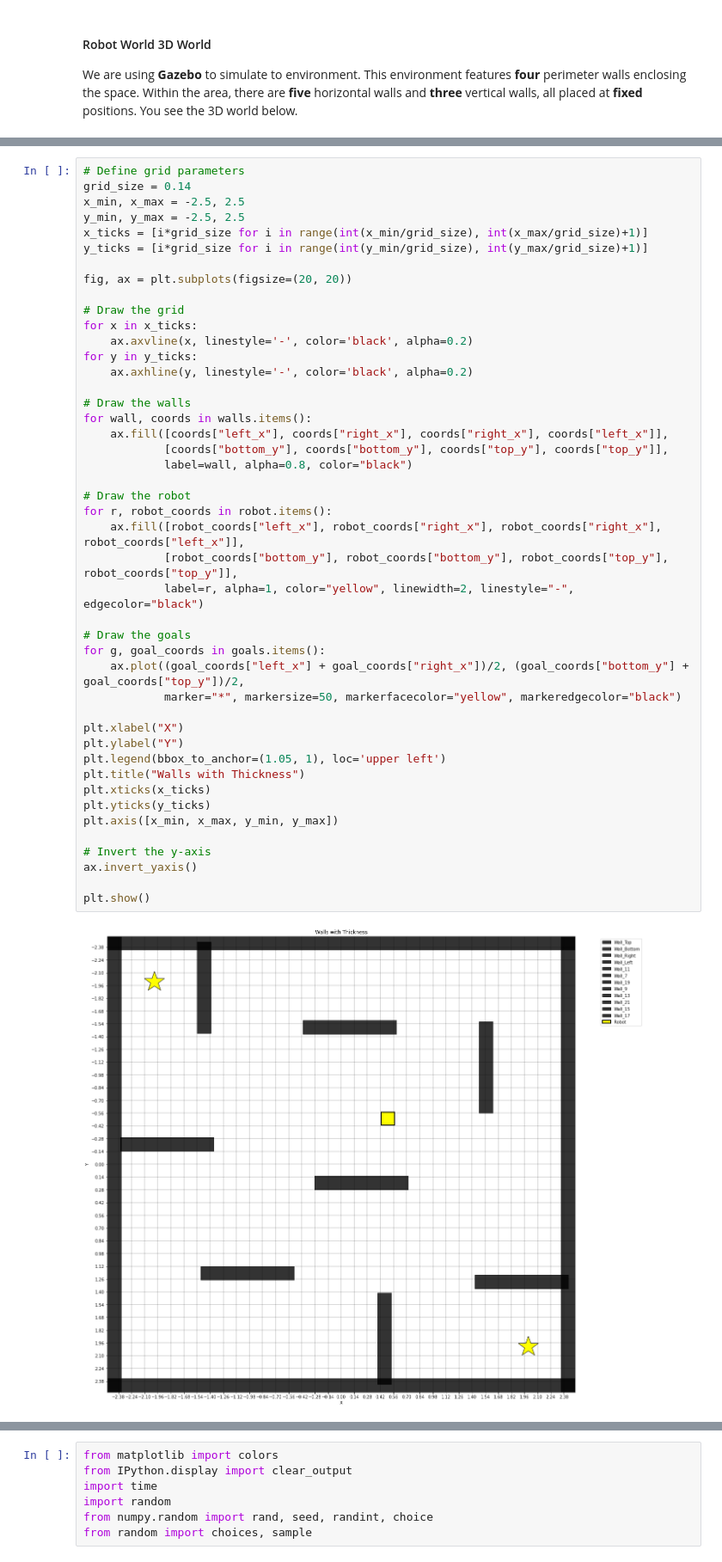
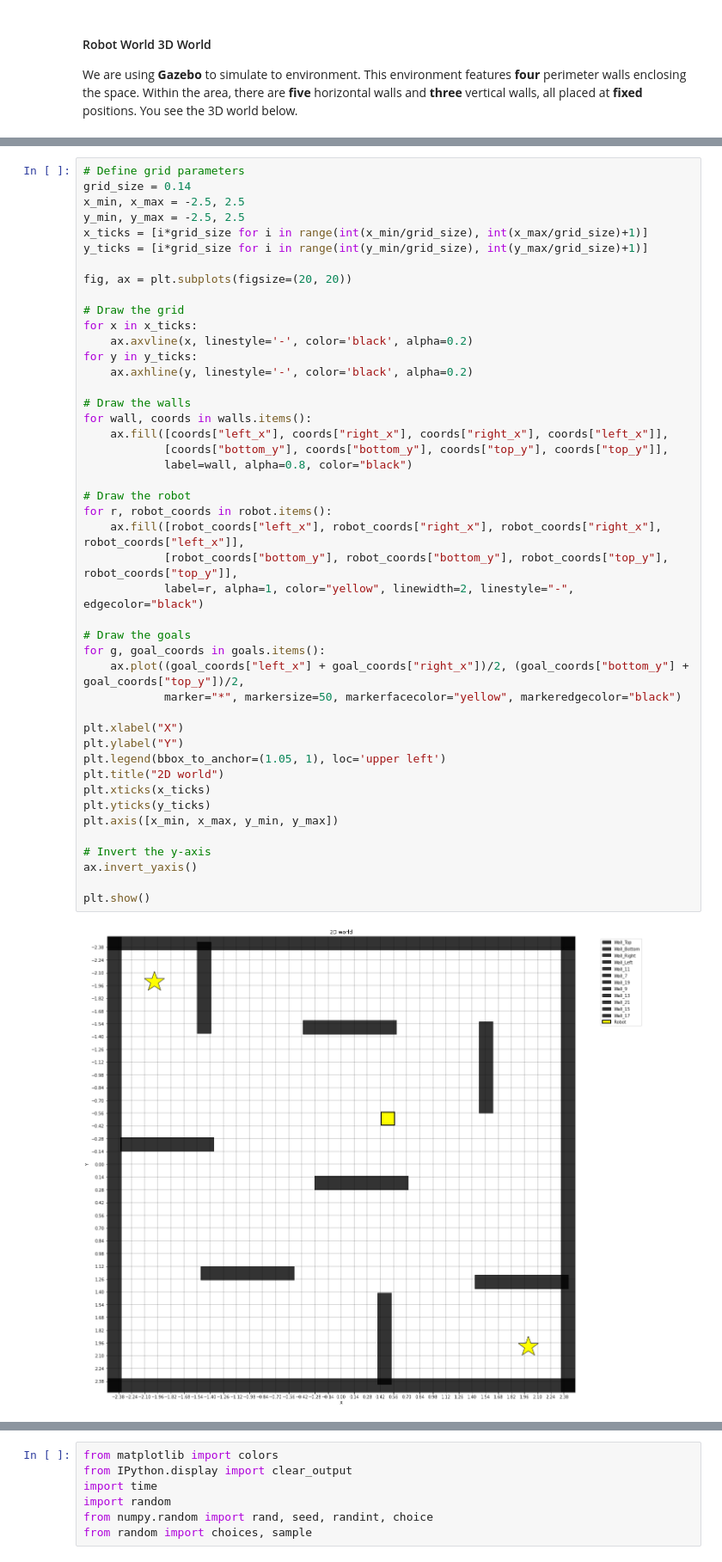
Before and after one commit to hakbar0/robotics-assessment-2, a Jupyter notebook: Assessment 2.ipynb, the cells around one changed output, grey strips where cells are left out. Shown at 86% size. Saved outputs shown, nothing was run; the diff lists cells and outputs as text.

```diff
--- a/Assessment 2.ipynb
+++ b/Assessment 2.ipynb
@@ -306,33 +310,33 @@ for y in y_ticks:
 
 # Draw the walls
 for wall, coords in walls.items():
     ax.fill([coords["left_x"], coords["right_x"], coords["right_x"], coords["left_x"]],
             [coords["bottom_y"], coords["bottom_y"], coords["top_y"], coords["top_y"]],
             label=wall, alpha=0.8, color="black")
 
 # Draw the robot
 for r, robot_coords in robot.items():
     ax.fill([robot_coords["left_x"], robot_coords["right_x"], robot_coords["right_x"], robot_coords["left_x"]],
             [robot_coords["bottom_y"], robot_coords["bottom_y"], robot_coords["top_y"], robot_coords["top_y"]],
             label=r, alpha=1, color="yellow", linewidth=2, linestyle="-", edgecolor="black")
 
 # Draw the goals
 for g, goal_coords in goals.items():
     ax.plot((goal_coords["left_x"] + goal_coords["right_x"])/2, (goal_coords["bottom_y"] + goal_coords["top_y"])/2,
             marker="*", markersize=50, markerfacecolor="yellow", markeredgecolor="black")
 
 plt.xlabel("X")
 plt.ylabel("Y")
 plt.legend(bbox_to_anchor=(1.05, 1), loc='upper left')
-plt.title("Walls with Thickness")
+plt.title("2D world")
 plt.xticks(x_ticks)
 plt.yticks(y_ticks)
 plt.axis([x_min, x_max, y_min, y_max])
 
 # Invert the y-axis
 ax.invert_yaxis()
 
 plt.show()
 # %% [output]
-[figure, old version]
+[figure, new version]
 # %% [markdown]
```
Also changed, not shown: parts of 33 cells of this notebook, 1 other file.
